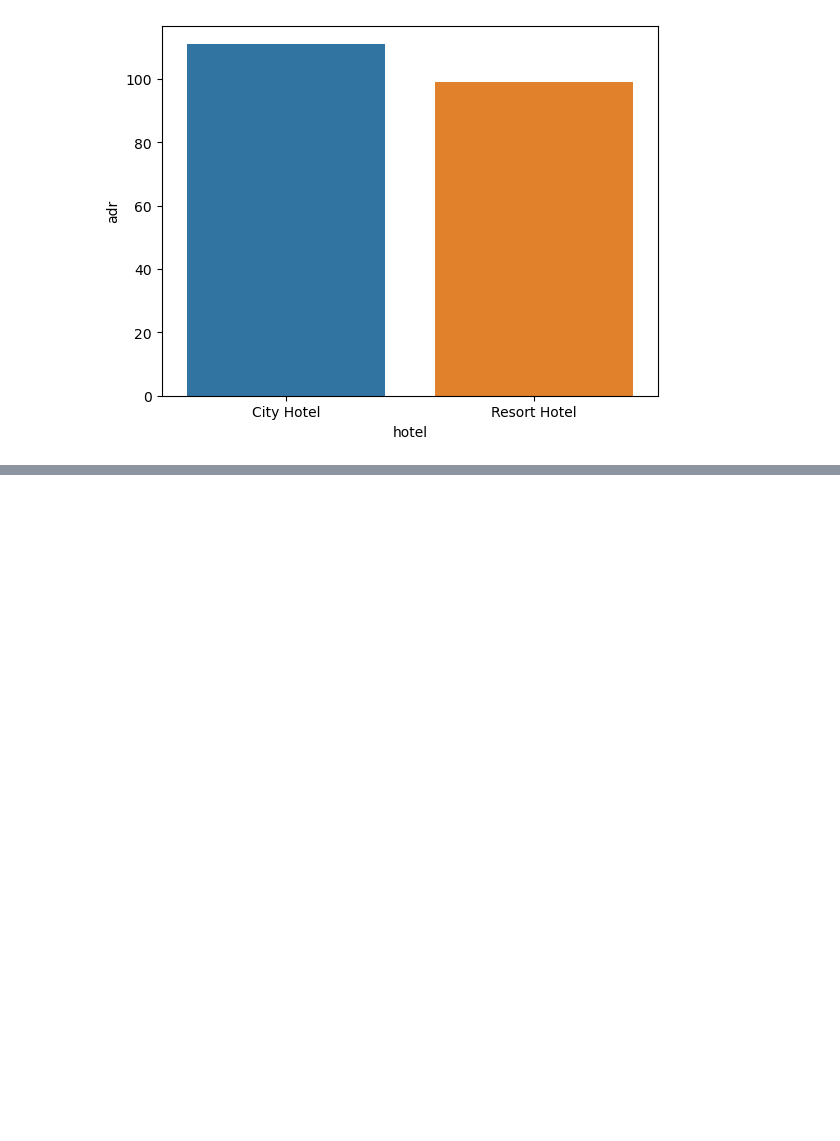
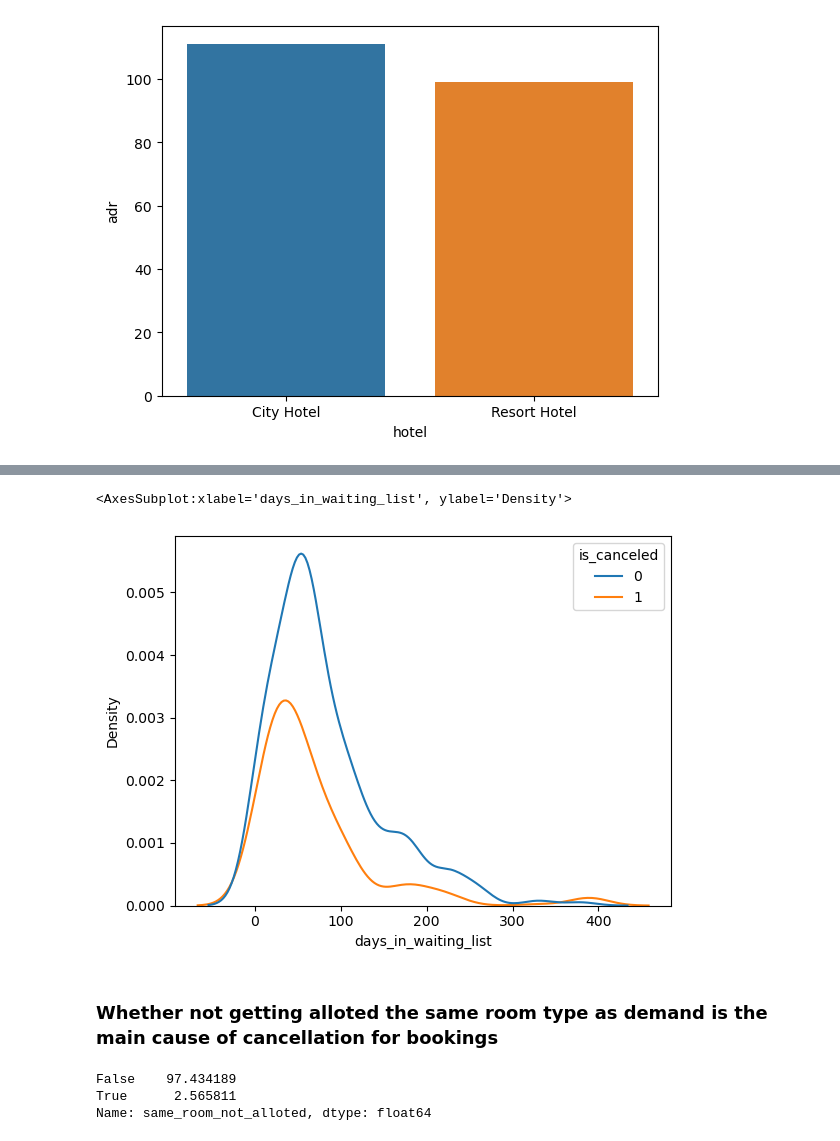
Before and after one commit to muchammadwr/EDA_hotel_bookings, a Jupyter notebook: hotel_bookings.ipynb, the cells around one changed output, grey strips where cells are left out. Saved outputs shown, nothing was run; the diff lists cells and outputs as text; code cells hidden in the pictures; blank space fills up the shorter version.

```diff
--- a/hotel_bookings.ipynb
+++ b/hotel_bookings.ipynb
@@ -802,0 +911,3 @@ sns.barplot(x = hotel_adr.index , y = hotel_adr)
+# %%
+waited_bookings = df1[df['days_in_waiting_list'] != 0]
+waited_bookings.head()
@@ -802,0 +922,17 @@ sns.barplot(x = hotel_adr.index , y = hotel_adr)
+# %%
+sns.kdeplot(x = 'days_in_waiting_list', data = waited_bookings, hue = 'is_canceled')
+# %% [output]
+<AxesSubplot:xlabel='days_in_waiting_list', ylabel='Density'>
+[figure, added]
+# %% [markdown]
+### Whether not getting alloted the same room type as demand is the main cause of cancellation for bookings
+# %%
+cancellations = df1[df1['is_canceled'] == 1]
+count = 0
+count1 = 1
+cancellations['same_room_not_alloted'] = cancellations['reserved_room_type'] != cancellations['assigned_room_type']
+cancellations['same_room_not_alloted'].value_counts() / len(cancellations) * 100
+# %% [output]
+False    97.434189
+True      2.565811
+Name: same_room_not_alloted, dtype: float64
```
Also changed, not shown: parts of 40 cells of this notebook.
